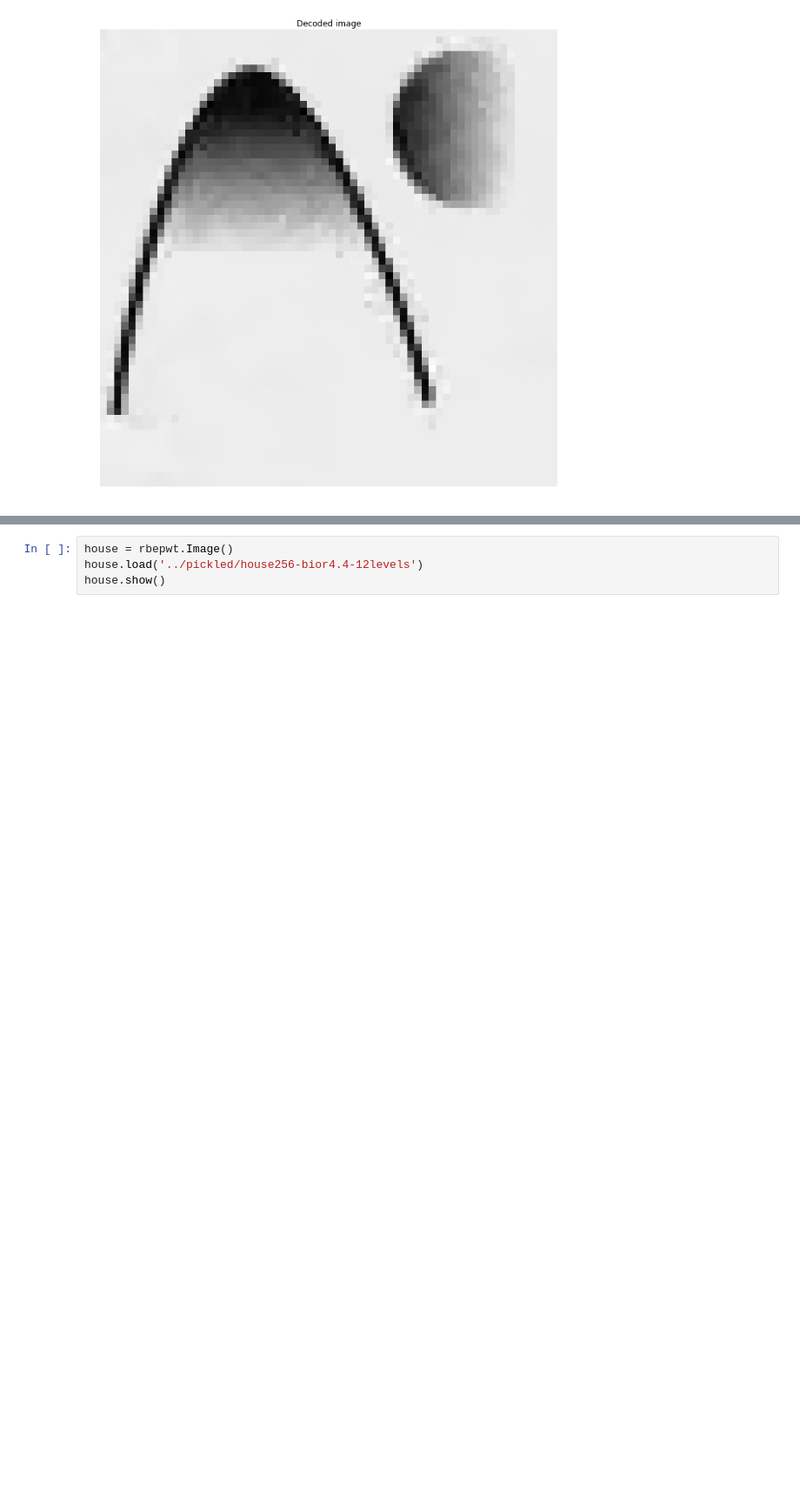
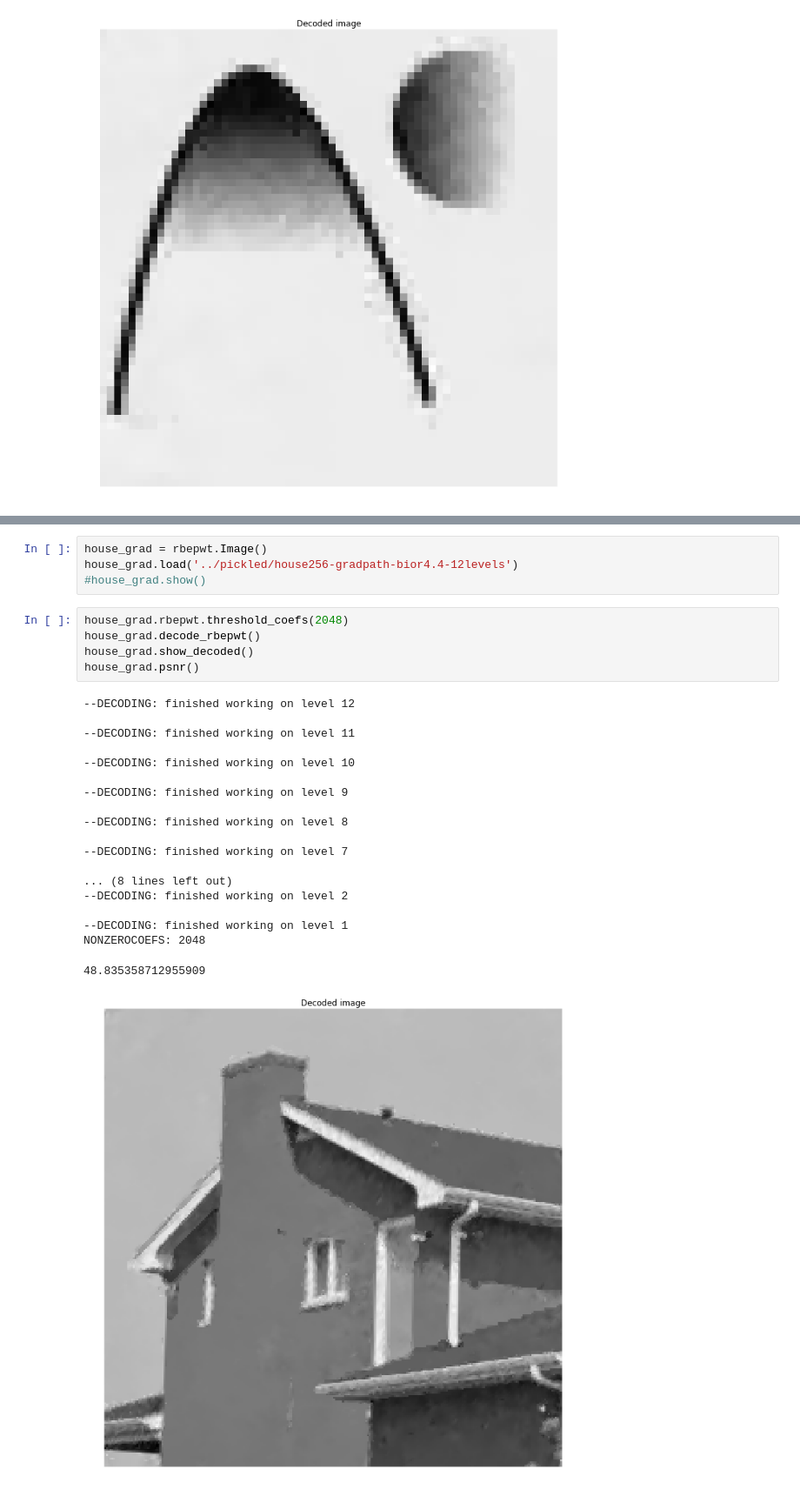
Before and after one commit to nareto/rbepwt, a Jupyter notebook: notebooks/examples.ipynb, the cells around one changed output, grey strips where cells are left out. Shown at 87% size. Cells and saved outputs as stored; diff of their text form; blank space fills up the shorter version.

```diff
--- a/notebooks/examples.ipynb
+++ b/notebooks/examples.ipynb
@@ -131,4 +139,29 @@ NONZEROCOEFS: 1024
 # %%
-house = rbepwt.Image()
-house.load('../pickled/house256-bior4.4-12levels')
-house.show()
+house_grad = rbepwt.Image()
+house_grad.load('../pickled/house256-gradpath-bior4.4-12levels')
+#house_grad.show()
+# %%
+house_grad.rbepwt.threshold_coefs(2048)
+house_grad.decode_rbepwt()
+house_grad.show_decoded()
+house_grad.psnr()
+# %% [output]
+--DECODING: finished working on level 12
+
+--DECODING: finished working on level 11
+
+--DECODING: finished working on level 10
+
+--DECODING: finished working on level 9
+
+--DECODING: finished working on level 8
+
+--DECODING: finished working on level 7
+
+... (8 lines left out)
+--DECODING: finished working on level 2
+
+--DECODING: finished working on level 1
+NONZEROCOEFS: 2048
+48.835358712955909
+[figure, added]
```
Also changed, not shown: parts of 11 cells of this notebook, 3 other files.
